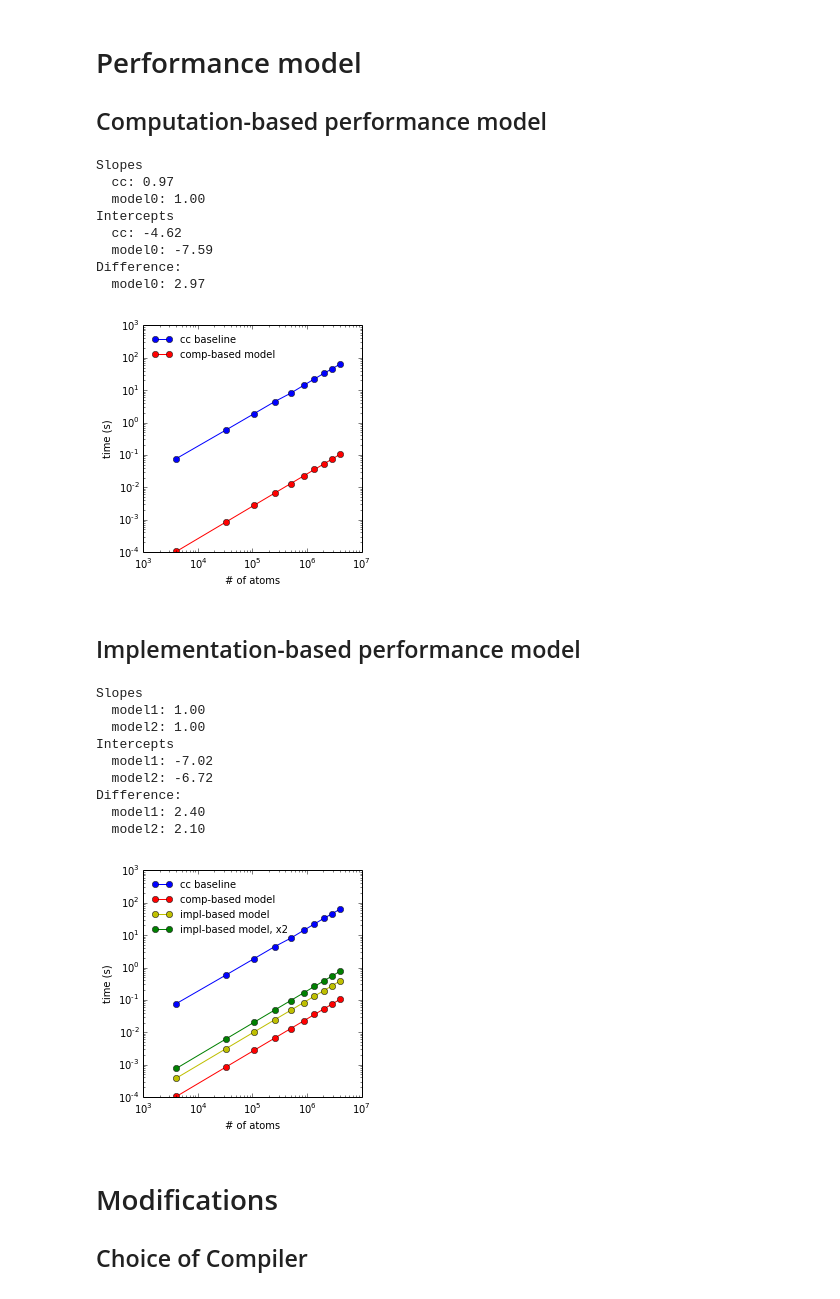
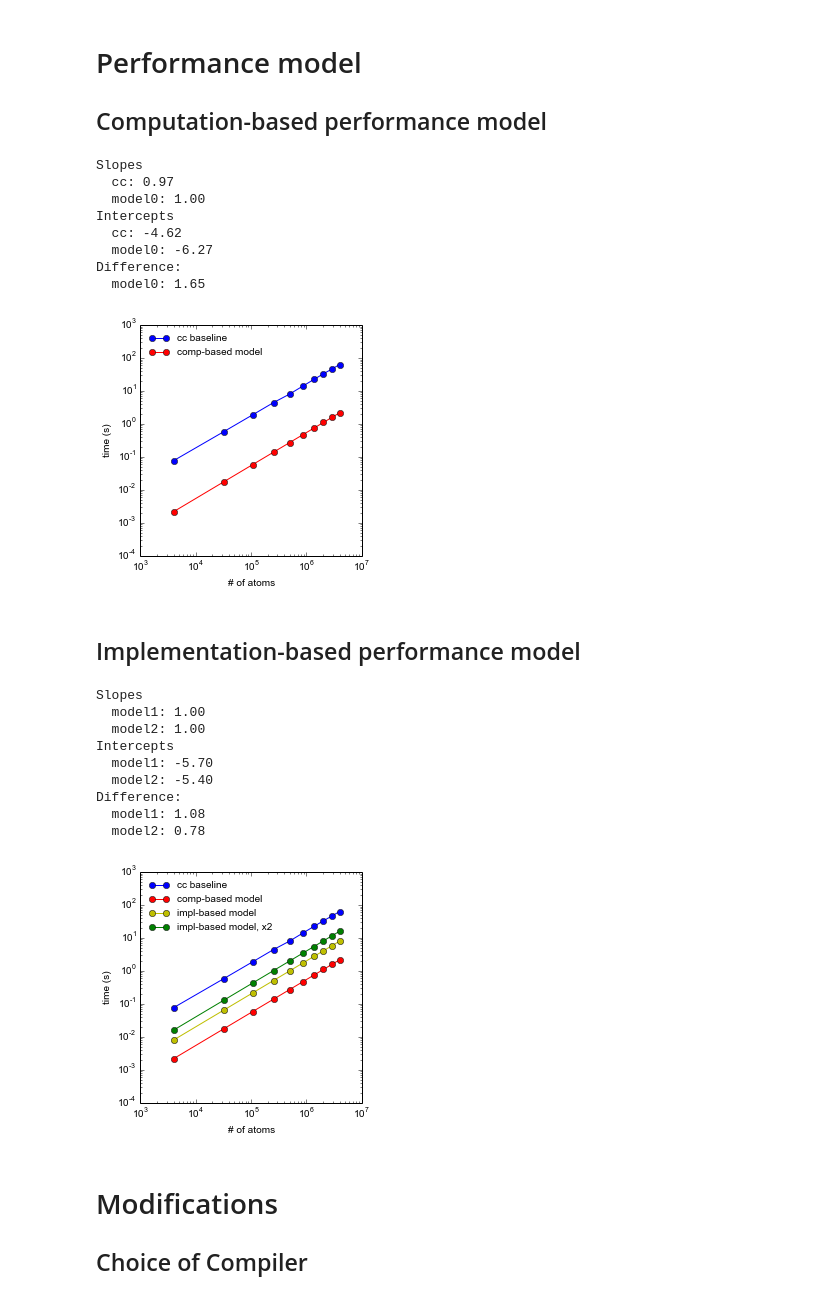
Before and after one commit to shigh/CoMD, a Jupyter notebook: plots.ipynb, the cells around one changed output. Saved outputs shown, nothing was run; the diff lists cells and outputs as text; code cells hidden in the pictures.

Commit message:
Fixed models used for plotting.

```diff
--- a/plots.ipynb
+++ b/plots.ipynb
@@ -170,7 +170,7 @@ volume = ((4.0/3.0)*np.pi*cutoff**3)
 atomsperm3 = 4.0 / 3.615**3
 n = np.ceil(volume * atomsperm3)
 
-model0 = np.array(model(cc_natoms, n, tr, tw, tc, 0)) / (cc.nsteps.unique() + 1.0)
+model0 = np.array(model(cc_natoms, n, tr, tw, tc, 0))# / (cc.nsteps.unique() + 1.0)
 
 # Fit
 mcc, bcc = np.polyfit(np.log10(cc.totalatoms), np.log10(cc_force), 1)
@@ -206,18 +206,18 @@ Slopes
   model0: 1.00
 Intercepts
   cc: -4.62
-  model0: -7.59
+  model0: -6.27
 Difference:
-  model0: 2.97
+  model0: 1.65
-[figure, old version]
+[figure, new version]
 # %% [markdown]
 Implementation-based performance model
 --------------------------------------
 # %%
 k = 375
 
-model1 = np.array(model(cc_natoms, n, tr, tw, tc, k)) / (cc.nsteps.unique() + 1.0)
-model2 = np.array(model(cc_natoms, 2.0*n, tr, tw, tc, 2.0*k)) / (cc.nsteps.unique() + 1.0)
+model1 = np.array(model(cc_natoms, n, tr, tw, tc, k))# / (cc.nsteps.unique() + 1.0)
+model2 = np.array(model(cc_natoms, 2.0*n, tr, tw, tc, 2.0*k))# / (cc.nsteps.unique() + 1.0)
 
 # Fit
 m1, b1 = np.polyfit(np.log10(cc.totalatoms), np.log10(model1), 1)
@@ -228,38 +228,38 @@ print "  model2: %1.2f" % m2
 print "Intercepts"
 print "  model1: %1.2f" % b1
 print "  model2: %1.2f" % b2
 print "Difference:"
 print "  model1: %1.2f" % (bcc-b1)
 print "  model2: %1.2f" % (bcc-b2)
 
 # Plot
 fig = plt.figure(figsize=(4.0, 4.25))
 gs = gridspec.GridSpec(1, 1)
 ax1 = plt.subplot(gs[0, 0])
 
 ax1.loglog(cc_natoms, cc_force, 'o-b', label='cc baseline')
 ax1.loglog(cc_natoms, model0, 'o-r', label='comp-based model')
 ax1.loglog(cc_natoms, model1, 'o-y', label='impl-based model')
 ax1.loglog(cc_natoms, model2, 'o-g', label='impl-based model, x2')
 ax1.set_xlim(1e3, 1e7)
 ax1.set_ylim(1e-4, 1e3)
 ax1.legend(loc='upper left', fontsize=10, frameon=False)
 ax1.set_xlabel("# of atoms")
 ax1.set_ylabel("time (s)")
 
 gs.tight_layout(fig, rect=[0, 0, 1, 0.95])
 fig.savefig('figs/implmodel_forceLJ.pdf', dpi=200)
 # %% [output]
 Slopes
   model1: 1.00
   model2: 1.00
 Intercepts
-  model1: -7.02
-  model2: -6.72
+  model1: -5.70
+  model2: -5.40
 Difference:
-  model1: 2.40
-  model2: 2.10
+  model1: 1.08
+  model2: 0.78
-[figure, old version]
+[figure, new version]
 # %% [markdown]
 Modifications
 =============
```
Also changed, not shown: parts of 5 cells of this notebook, 6 other files.
